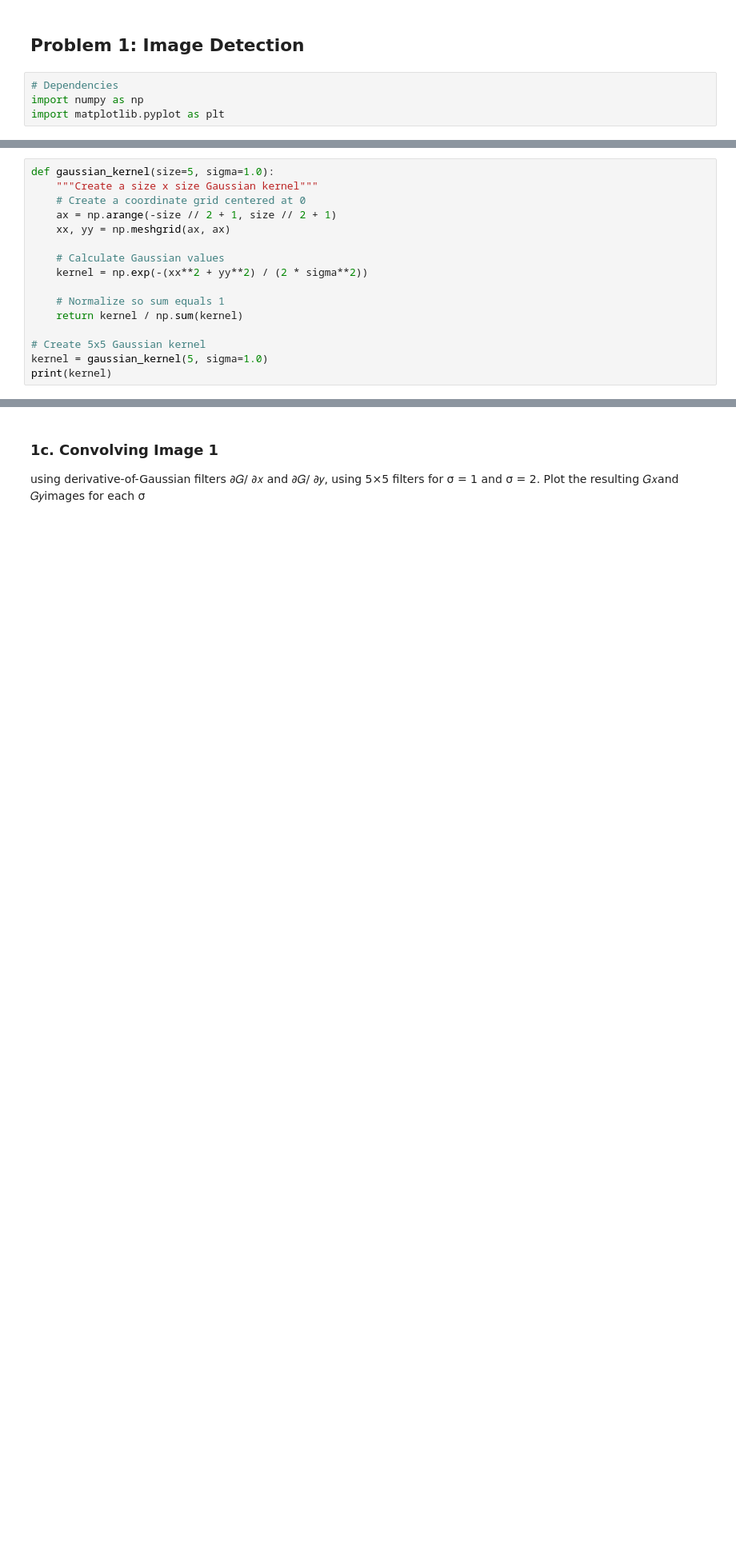
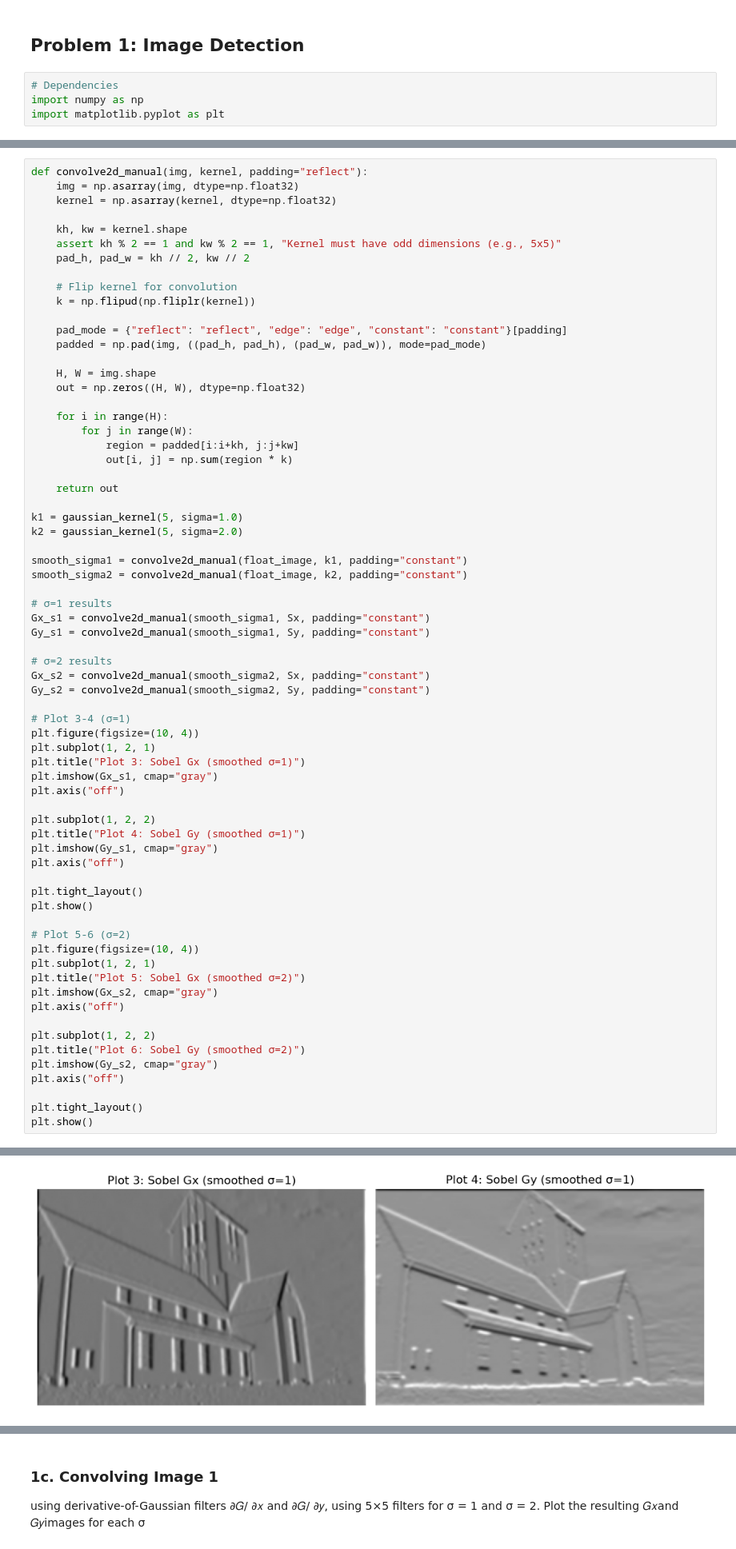
Before and after one commit to issarmank/cs-4452-assignment1-image-detection, a Jupyter notebook: image.ipynb, the cells around one changed output, grey strips where cells are left out. Shown at 80% size. Drawn from its saved outputs; the diff is of its cells as text; blank space fills up the shorter version.

```diff
--- a/image.ipynb
+++ b/image.ipynb
@@ -37,17 +63,69 @@ resulting 𝐺𝑥and 𝐺𝑦images (and optionally the gradient magnitude).
 # %%
-def gaussian_kernel(size=5, sigma=1.0):
-    """Create a size x size Gaussian kernel"""
-    # Create a coordinate grid centered at 0
-    ax = np.arange(-size // 2 + 1, size // 2 + 1)
-    xx, yy = np.meshgrid(ax, ax)
+def convolve2d_manual(img, kernel, padding="reflect"):
+    img = np.asarray(img, dtype=np.float32)
+    kernel = np.asarray(kernel, dtype=np.float32)
 
-    # Calculate Gaussian values
-    kernel = np.exp(-(xx**2 + yy**2) / (2 * sigma**2))
+    kh, kw = kernel.shape
+    assert kh % 2 == 1 and kw % 2 == 1, "Kernel must have odd dimensions (e.g., 5x5)"
+    pad_h, pad_w = kh // 2, kw // 2
 
-    # Normalize so sum equals 1
-    return kernel / np.sum(kernel)
+    # Flip kernel for convolution
+    k = np.flipud(np.fliplr(kernel))
 
-# Create 5x5 Gaussian kernel
-kernel = gaussian_kernel(5, sigma=1.0)
-print(kernel)
+    pad_mode = {"reflect": "reflect", "edge": "edge", "constant": "constant"}[padding]
+    padded = np.pad(img, ((pad_h, pad_h), (pad_w, pad_w)), mode=pad_mode)
+
+    H, W = img.shape
+    out = np.zeros((H, W), dtype=np.float32)
+
+    for i in range(H):
+        for j in range(W):
+            region = padded[i:i+kh, j:j+kw]
+            out[i, j] = np.sum(region * k)
+
+    return out
+
+k1 = gaussian_kernel(5, sigma=1.0)
+k2 = gaussian_kernel(5, sigma=2.0)
+
+smooth_sigma1 = convolve2d_manual(float_image, k1, padding="constant")
+smooth_sigma2 = convolve2d_manual(float_image, k2, padding="constant")
+
+# σ=1 results
+Gx_s1 = convolve2d_manual(smooth_sigma1, Sx, padding="constant")
+Gy_s1 = convolve2d_manual(smooth_sigma1, Sy, padding="constant")
+
+# σ=2 results
+Gx_s2 = convolve2d_manual(smooth_sigma2, Sx, padding="constant")
+Gy_s2 = convolve2d_manual(smooth_sigma2, Sy, padding="constant")
+
+# Plot 3-4 (σ=1)
+plt.figure(figsize=(10, 4))
+plt.subplot(1, 2, 1)
+plt.title("Plot 3: Sobel Gx (smoothed σ=1)")
+plt.imshow(Gx_s1, cmap="gray")
+plt.axis("off")
+
+plt.subplot(1, 2, 2)
+plt.title("Plot 4: Sobel Gy (smoothed σ=1)")
+plt.imshow(Gy_s1, cmap="gray")
+plt.axis("off")
+
+plt.tight_layout()
+plt.show()
+
+# Plot 5-6 (σ=2)
+plt.figure(figsize=(10, 4))
+plt.subplot(1, 2, 1)
+plt.title("Plot 5: Sobel Gx (smoothed σ=2)")
+plt.imshow(Gx_s2, cmap="gray")
+plt.axis("off")
+
+plt.subplot(1, 2, 2)
+plt.title("Plot 6: Sobel Gy (smoothed σ=2)")
+plt.imshow(Gy_s2, cmap="gray")
+plt.axis("off")
+
+plt.tight_layout()
+plt.show()
 # %% [output]
@@ -58,0 +132 @@ print(kernel)
+[figure, added]
```
Also changed, not shown: parts of 11 cells of this notebook.
